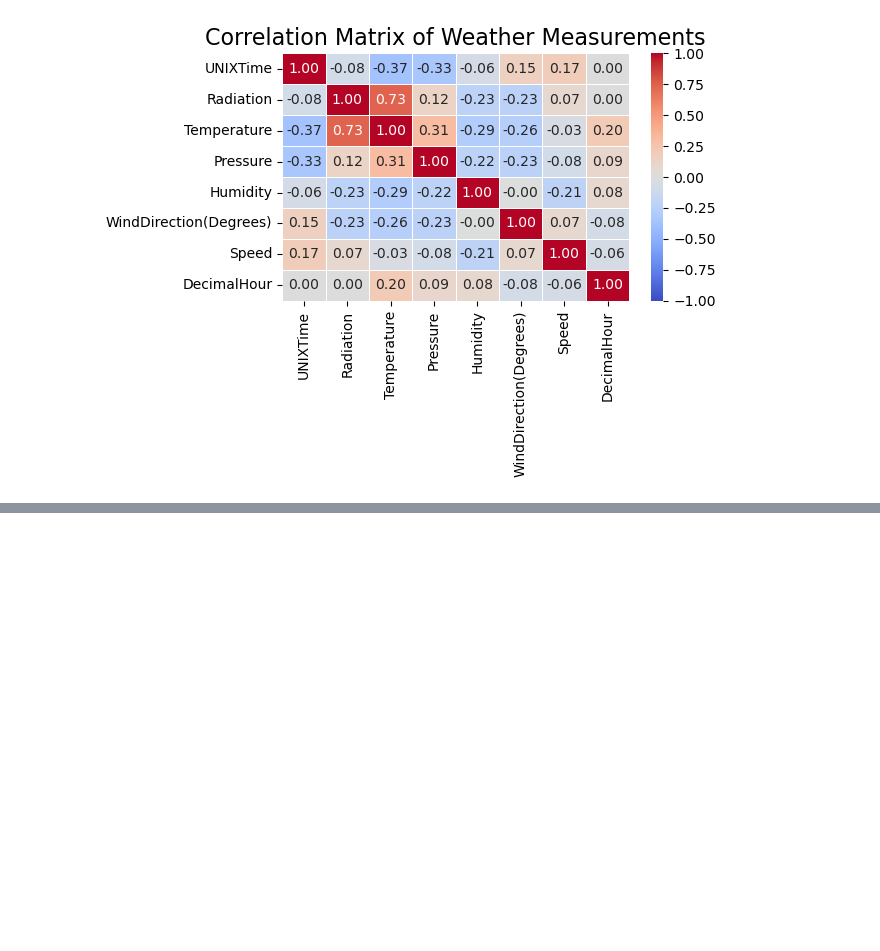
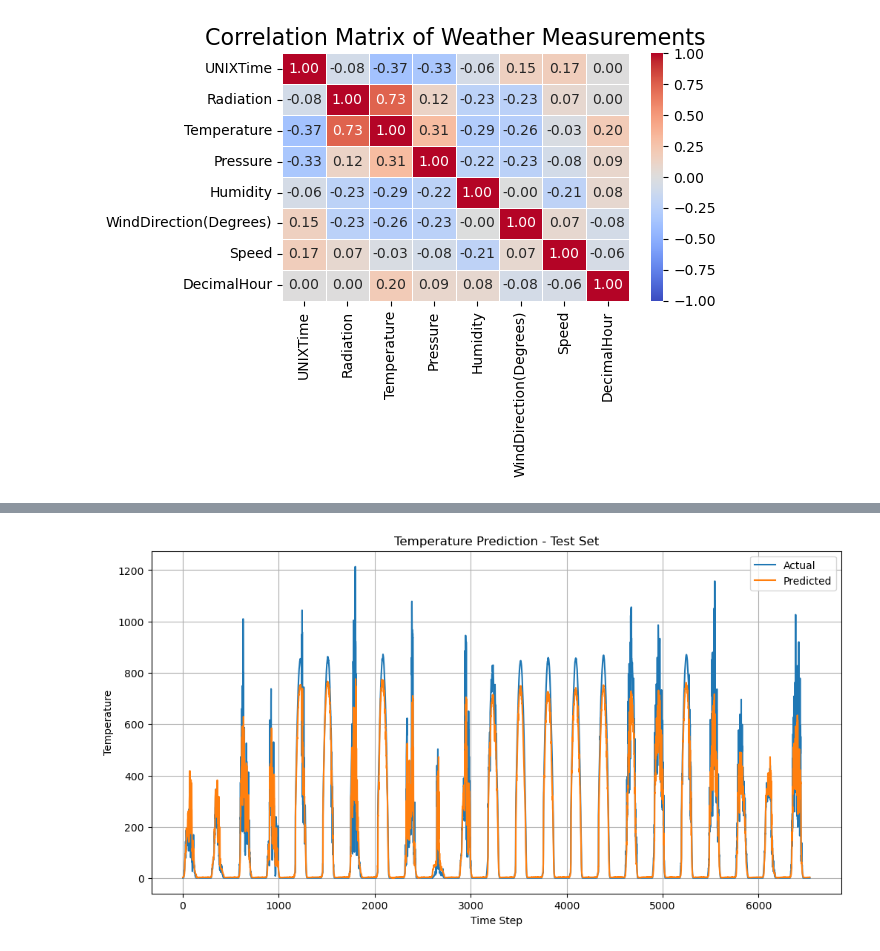
Before and after one commit to itxtx/solar_prediction, a Jupyter notebook: solar_data_notebook.ipynb, the cells around one changed output, grey strips where cells are left out. Saved outputs shown, nothing was run; the diff lists cells and outputs as text; code cells hidden in the pictures; blank space fills up the shorter version.

```diff
--- a/solar_data_notebook.ipynb
+++ b/solar_data_notebook.ipynb
@@ -202,12 +247,14 @@ Epoch 10/100, Train Loss: 0.000282, Val Loss: 0.000166
 # %%
-# Plot training and validation loss
-plt.figure(figsize=(10, 6))
-plt.plot(train_loss_history, label='Training Loss')
-plt.plot(val_loss_history, label='Validation Loss')
-plt.title('Training and Validation Loss')
-plt.xlabel('Epoch')
-plt.ylabel('Loss')
+#plot predictions
+
+plt.figure(figsize=(12, 6))
+plt.plot(actuals_orig, label='Actual')
+plt.plot(predictions_orig, label='Predicted')
+plt.title('Temperature Prediction - Test Set')
+plt.xlabel('Time Step')
+plt.ylabel('Temperature')
 plt.legend()
 plt.grid(True)
-plt.savefig('training_loss.png')
-plt.close()
+plt.show()
+# %% [output]
+[figure, added]
```
Also changed, not shown: parts of 11 cells of this notebook, 6 other files.
